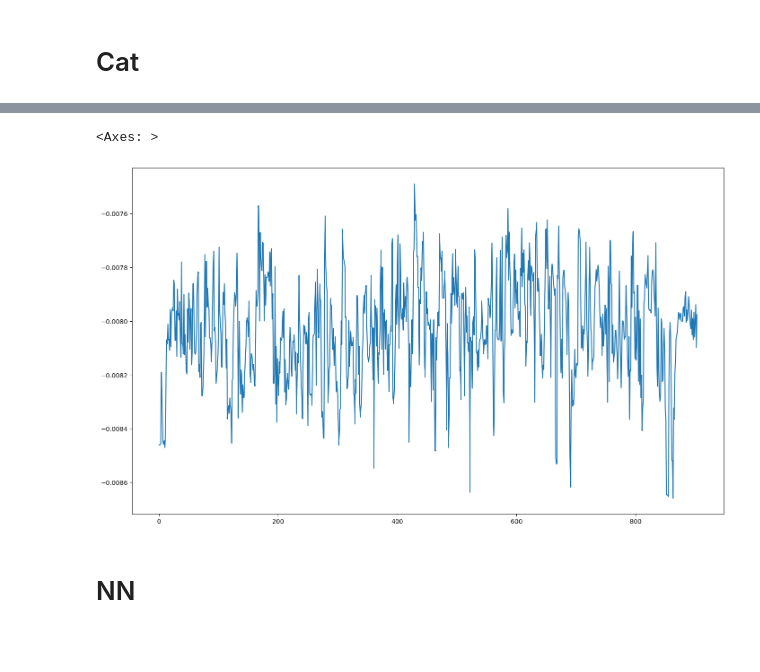
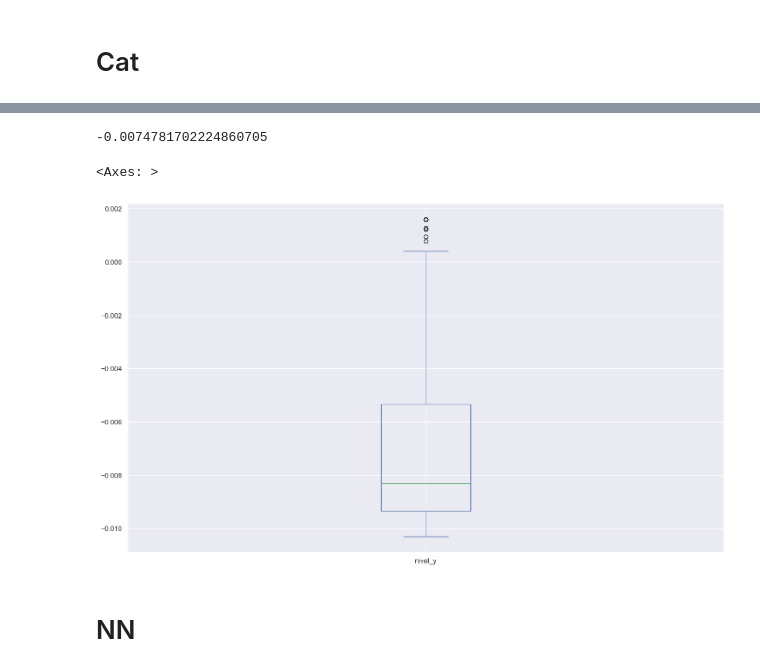
Before and after one commit to SergeyDolin/inclinometer-main, a Jupyter notebook: nn.ipynb, the cells around one changed output, grey strips where cells are left out. Drawn from its saved outputs; the diff is of its cells as text; code cells hidden in the pictures; blank space fills up the shorter version.

Commit message:
StableTest

```diff
--- a/nn.ipynb
+++ b/nn.ipynb
@@ -124,3 +142,5 @@ train[CFG.TARGET].plot()
+# %%
+test = test[200:3000]
 # %%
 test[CFG.TARGET].plot()
 # %% [output]
@@ -299,12 +319,12 @@ for fold, (train_idx, valid_idx) in enumerate(skf.split(train, train[CFG.TARGET]
 
     model = CatBoostRegressor(
         loss_function='RMSE',
-        learning_rate=0.0031458943307764004,
+        learning_rate=0.007095604362600561,
         iterations=10000,
-        depth=8,
-        l2_leaf_reg=0.12653717332644923,
-        random_strength=0.5695850835783902,
-        bagging_temperature=0.9435536247373506,
+        depth=3,
+        l2_leaf_reg=0.22663293217672975,
+        random_strength=0.93726609538567,
+        bagging_temperature=0.874978493858412,
         bootstrap_type='Bayesian',
         task_type='GPU',
         random_seed=CFG.RANDOM_STATE,
@@ -356,0 +377,2 @@ np.sqrt(mean_squared_error(test[CFG.TARGET], r))
+# %%
+C0 = (test[CFG.TARGET] - r).median()
@@ -361,8 +396,12 @@ pd.DataFrame(r).plot(figsize=(17,10));test[CFG.TARGET].plot();
 # %%
-dif = test[CFG.TARGET] - pd.DataFrame(preds).median()
+dif = test[CFG.TARGET] - (r+C0)
+# %%
+dif.mean()
+# %% [output]
+-0.0074781702224860705
 # %%
-dif.plot(figsize=(17,10))
+dif.plot(figsize=(17,10),kind='box')
 # %% [output]
 <Axes: >
-[figure, old version]
+[figure, new version]
 # %%
```
Also changed, not shown: parts of 20 cells of this notebook, 15 other files.
